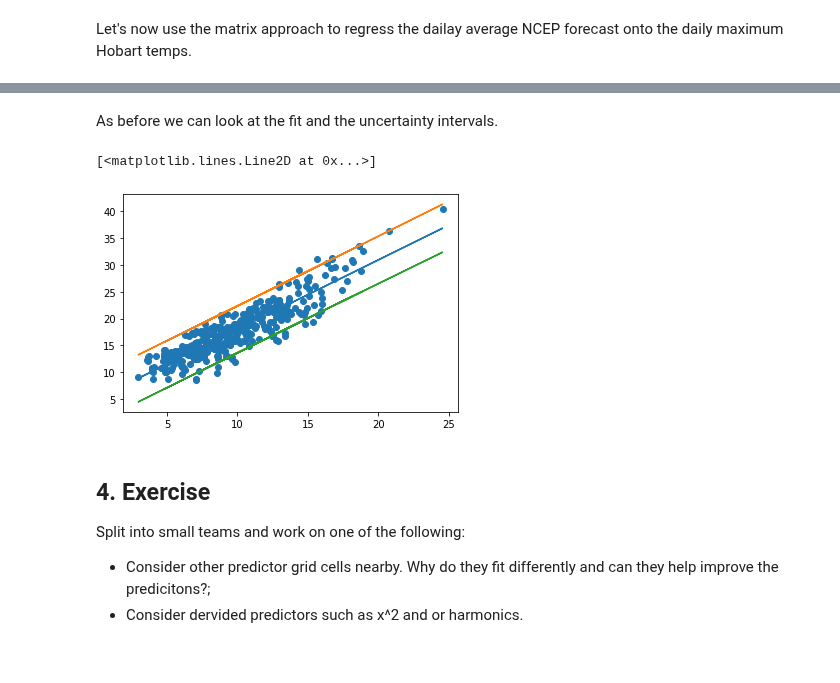
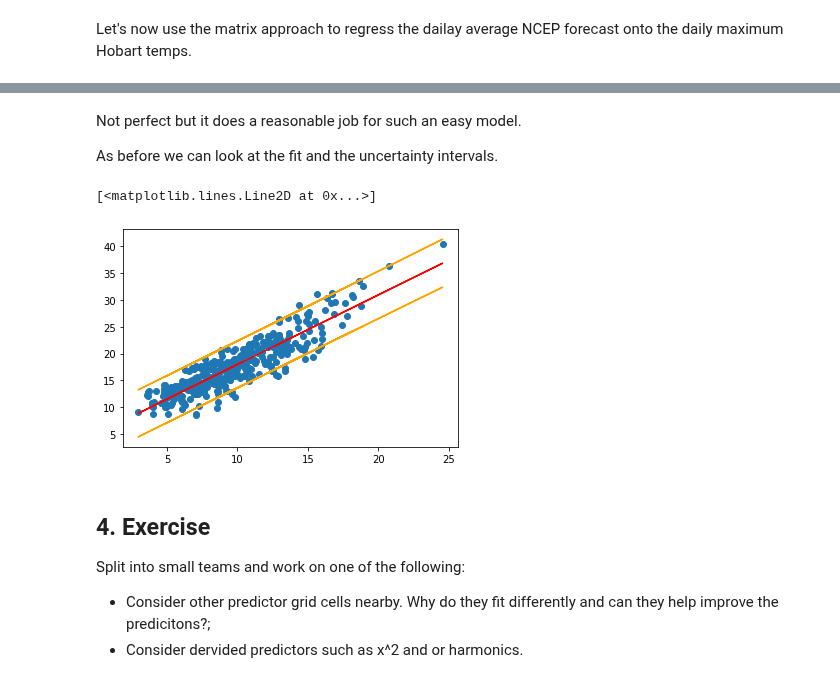
Before and after one commit to jbisits/MATH5271, a Jupyter notebook: Lab 5/MATH5271_Lab_5_Statistical_Forecasting.ipynb, the cells around one changed output, grey strips where cells are left out. Cells and saved outputs as stored; diff of their text form; code cells hidden in the pictures.

```diff
--- a/Lab 5/MATH5271_Lab_5_Statistical_Forecasting.ipynb
+++ b/Lab 5/MATH5271_Lab_5_Statistical_Forecasting.ipynb
@@ -189,7 +191,7 @@ Height of station above mean sea level (metres): 51
 
 State: TAS
 # %%
-df = pd.read_csv('./MATH5271/IDCJAC0010_094029_2020_Data.csv')
+df = pd.read_csv('../Data/IDCJAC0010_094029_2020_Data.csv')
 y = df['Maximum temperature (Degree C)'].values
 df
 # %% [output]
@@ -213,6 +215,6 @@ This is a global simulation run by various US agencies to recreate past weather
 
 https://psl.noaa.gov/repository/
 # %%
-ds = xr.open_mfdataset('./MATH5271/air.sfc.2020.nc')
+ds = xr.open_mfdataset('../Data/air.sfc.2020.nc')
 ds
 # %% [output]
@@ -294,7 +299,7 @@ plt.plot(x1)
 Let's now use the matrix approach to regress the dailay average NCEP forecast onto the daily maximum Hobart temps.
 # %%
 A = np.array([1+0*x1,x1]).transpose()
-lsq  = np.linalg.lstsq(A,y)
+lsq  = np.linalg.lstsq(A,y, rcond = None)
 y_lr = lsq[0][0] + x1*lsq[0][1];
 plt.plot(df['Maximum temperature (Degree C)'])
 plt.plot(y_lr)
@@ -305,18 +309,20 @@ To use the future default and silence this warning we advise to pass `rcond=None
 [figure]
 # %% [markdown]
+Not perfect but it does a reasonable job for such an easy model.
+
 As before we can look at the fit and the uncertainty intervals.
 # %%
 n = y_lr.shape[0]
 se2  = (1/(n-2))*np.sum((y-y_lr)**2)
 sy2 = se2*(1+ (1/n) + (x1-x1.mean())**2/(np.sum((x1-x1.mean())**2)))
 syx02 = se2*((1/n) + (x1-x1.mean())**2/(np.sum((x1-x1.mean())**2)))
 plt.scatter(x1,y)
-plt.plot(x1,y_lr)
-plt.plot(x1,y_lr+1.96*np.sqrt(sy2))
-plt.plot(x1,y_lr-1.96*np.sqrt(sy2))
+plt.plot(x1,y_lr, color = "red", label = 'Regression line')
+plt.plot(x1,y_lr+1.96*np.sqrt(sy2), color = "orange", label = 'Confidence band')
+plt.plot(x1,y_lr-1.96*np.sqrt(sy2), color = "orange")
 # %% [output]
 [<matplotlib.lines.Line2D at 0x...>]
-[figure, old version]
+[figure, new version]
 # %% [markdown]
 ## 4. Exercise
 
```
Also changed, not shown: parts of 6 cells of this notebook.
